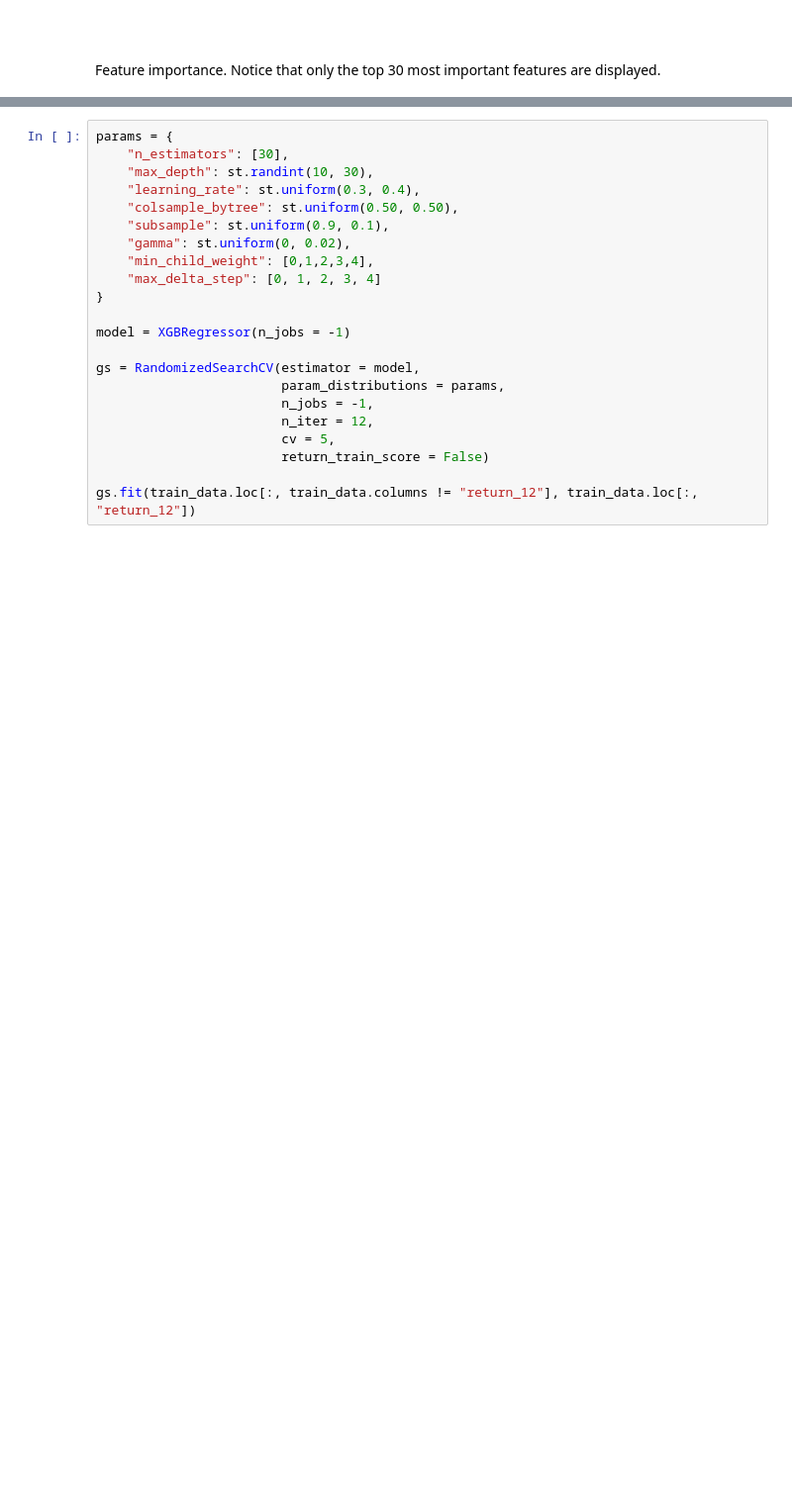
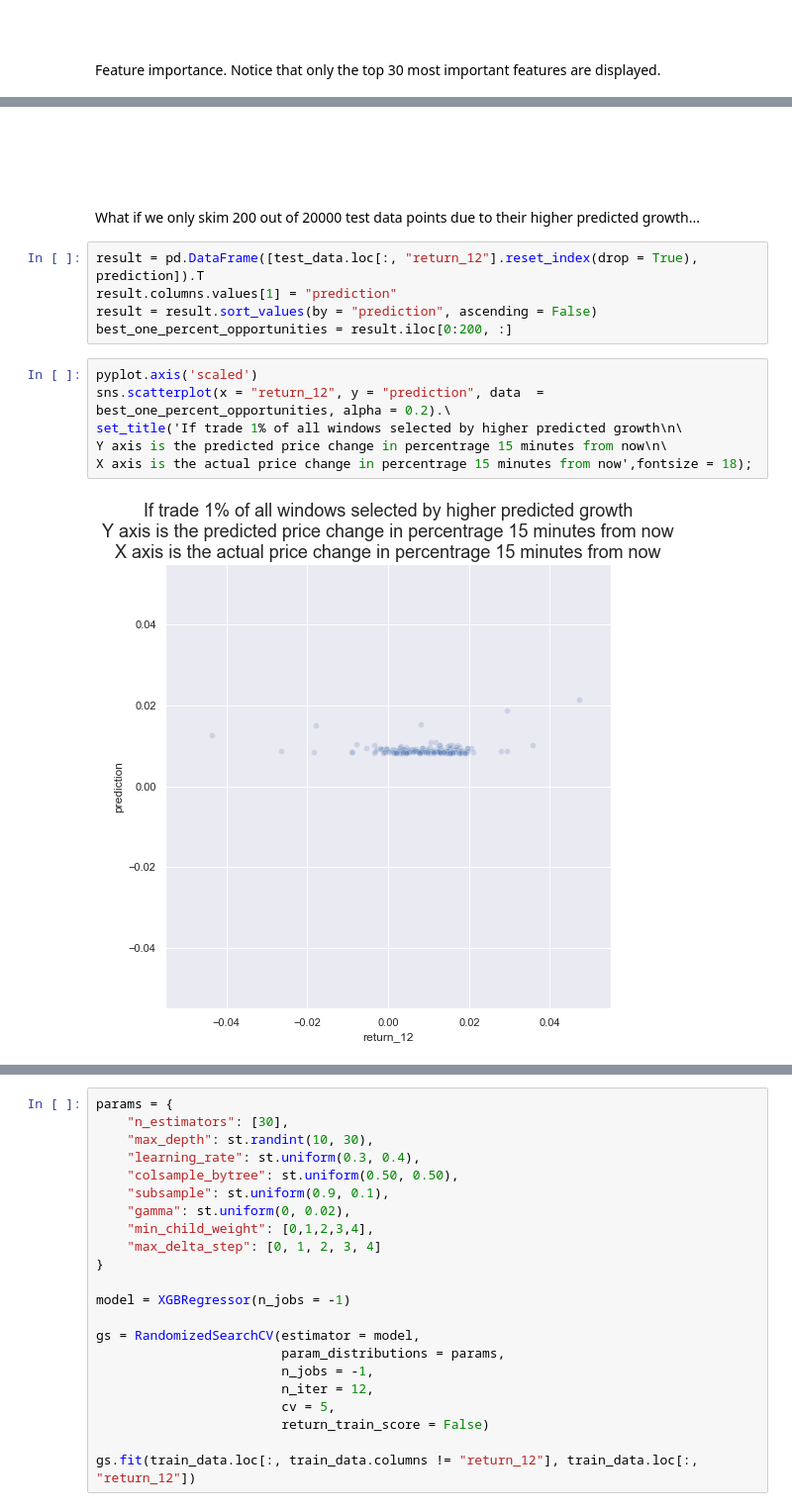
Before and after one commit to kanru-wang/stock_toy_model_for_phg, a Jupyter notebook: dev_notebook.ipynb, the cells around one changed output, grey strips where cells are left out. Shown at 99% size. Cells and saved outputs as stored; diff of their text form; blank space fills up the shorter version.

```diff
--- a/dev_notebook.ipynb
+++ b/dev_notebook.ipynb
@@ -589,0 +594,19 @@ Feature ranking:
+# %% [markdown]
+<br>
+<br>
+<br>
+<br>
+What if we only skim 200 out of 20000 test data points due to their higher predicted growth...
+# %%
+result = pd.DataFrame([test_data.loc[:, "return_12"].reset_index(drop = True), prediction]).T
+result.columns.values[1] = "prediction"
+result = result.sort_values(by = "prediction", ascending = False)
+best_one_percent_opportunities = result.iloc[0:200, :]
+# %%
+pyplot.axis('scaled')
+sns.scatterplot(x = "return_12", y = "prediction", data  = best_one_percent_opportunities, alpha = 0.2).\
+set_title('If trade 1% of all windows selected by higher predicted growth\n\
+Y axis is the predicted price change in percentrage 15 minutes from now\n\
+X axis is the actual price change in percentrage 15 minutes from now',fontsize = 18);
+# %% [output]
+[figure, added]
```
Also changed, not shown: parts of 26 cells of this notebook.
